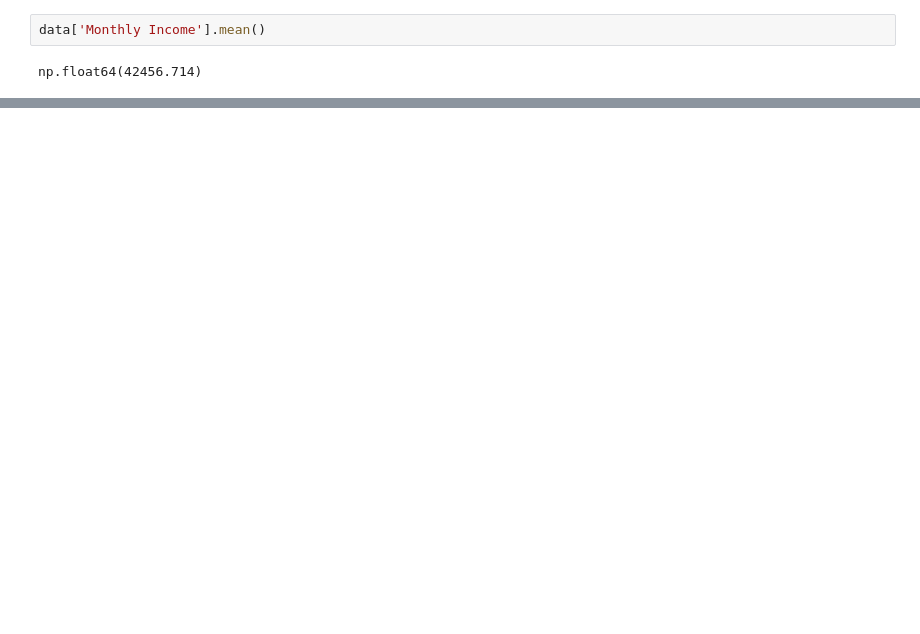
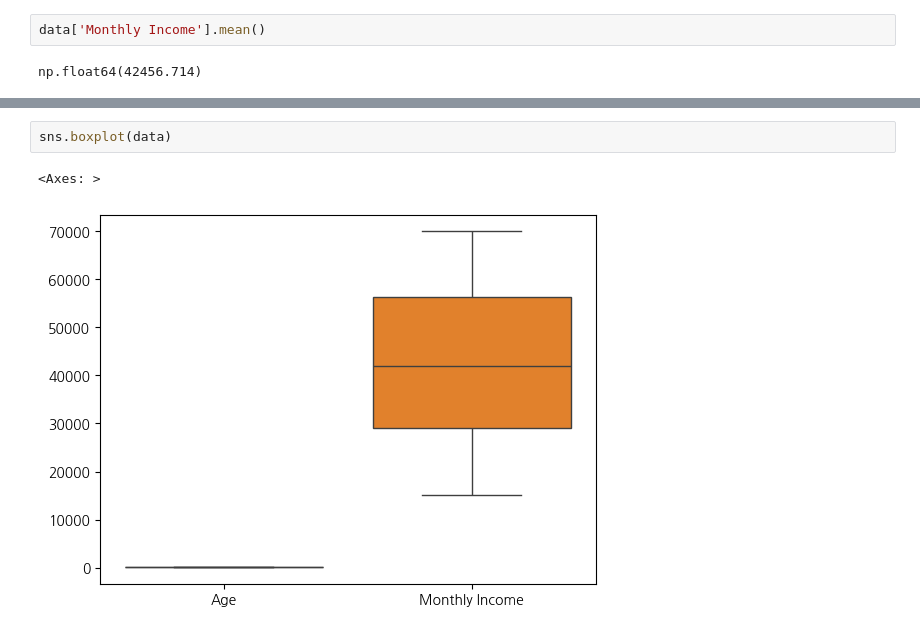
Before and after one commit to ShinJooHyeop/fintech3, a Jupyter notebook: etc/Kaggle_Data.ipynb, the cells around one changed output, grey strips where cells are left out. Cells and saved outputs as stored; diff of their text form; blank space fills up the shorter version.

```diff
--- a/etc/Kaggle_Data.ipynb
+++ b/etc/Kaggle_Data.ipynb
@@ -80,0 +83,5 @@ X_test_norm = preprocessing.normalize(X_test)
+# %%
+sns.boxplot(data)
+# %% [output]
+<Axes: >
+[figure, added]
```
Also changed, not shown: parts of 29 cells of this notebook, 5 other files.
